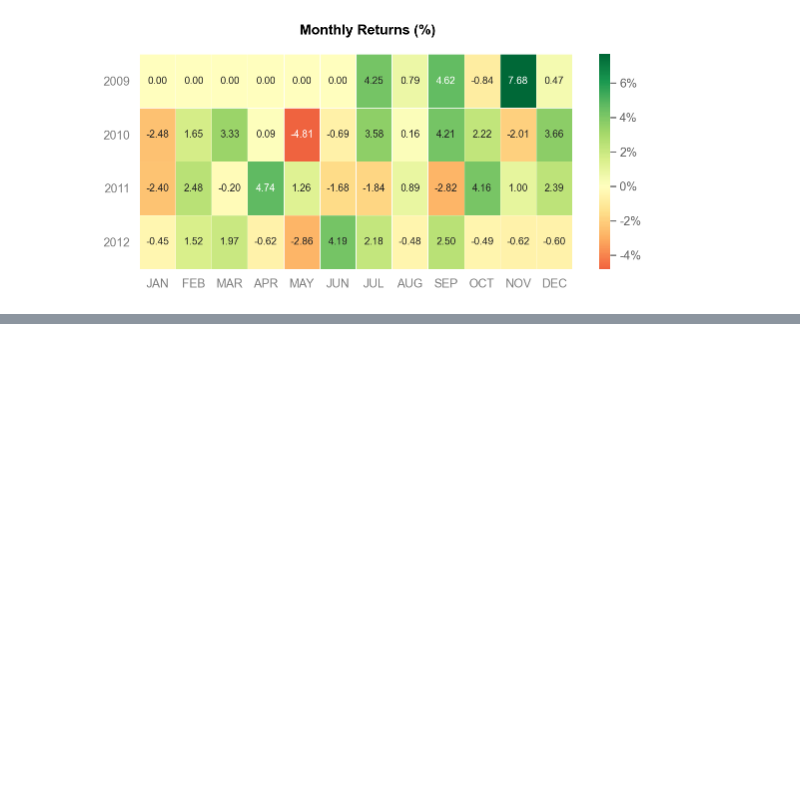
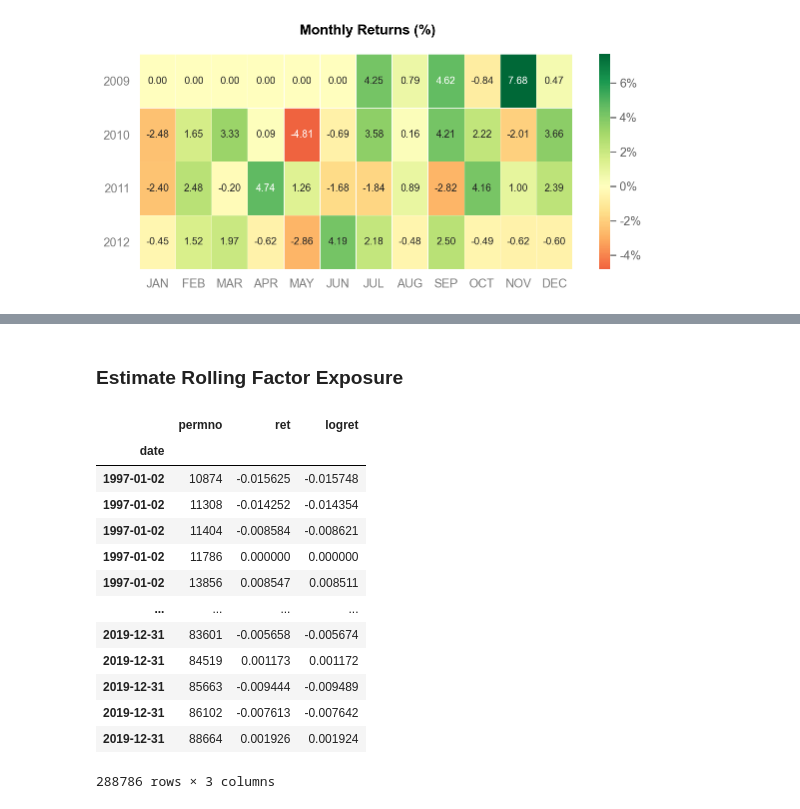
Before and after one commit to iewaij/qs, a Jupyter notebook: qs.ipynb, the cells around one changed output, grey strips where cells are left out. Drawn from its saved outputs; the diff is of its cells as text; code cells hidden in the pictures; blank space fills up the shorter version.

Commit message:
Update linear factor mode

```diff
--- a/qs.ipynb
+++ b/qs.ipynb
@@ -61,9 +75,3 @@ path = Path("./data")
 permno_path = path/"permno_selection.csv"
 permnos = pd.read_csv(permno_path, dtype={"permno":"str"}).squeeze().pipe(tuple)
 crsp = get_crsp(permnos, "iewaij")
-crsp = crsp.sort_values(["date", "permno"])
-crsp["cap"] = crsp.groupby("permno").cap.shift(1)
-crsp["capw"] = crsp.groupby("date").cap.apply(lambda x: x / x.sum())
-crsp = crsp.loc[crsp.date >= "2000-01-01"].dropna().reset_index(drop=True)
-fama_french = get_fama_french()
-base =  pd.merge(crsp, fama_french, on="date")
@@ -76,0 +119,2 @@ qs.reports.plots(bnch_ret)
+# %% [markdown]
+### Estimate Rolling Factor Exposure
@@ -76,0 +124,18 @@ qs.reports.plots(bnch_ret)
+# %%
+portfolio = crsp[["permno", "ret"]].assign(logret=np.log(crsp.ret+1))
+portfolio
+# %% [output]
+|  | permno | ret | logret |
+| date |  |  |  |
+| 1997-01-02 | 10874 | -0.015625 | -0.015748 |
+| 1997-01-02 | 11308 | -0.014252 | -0.014354 |
+| 1997-01-02 | 11404 | -0.008584 | -0.008621 |
+| 1997-01-02 | 11786 | 0.000000 | 0.000000 |
+| 1997-01-02 | 13856 | 0.008547 | 0.008511 |
+| ... | ... | ... | ... |
+| 2019-12-31 | 83601 | -0.005658 | -0.005674 |
+| 2019-12-31 | 84519 | 0.001173 | 0.001172 |
+| 2019-12-31 | 85663 | -0.009444 | -0.009489 |
+| 2019-12-31 | 86102 | -0.007613 | -0.007642 |
+| 2019-12-31 | 88664 | 0.001926 | 0.001924 |
+288786 rows × 3 columns
```
Also changed, not shown: parts of 8 cells of this notebook, 3 other files.
